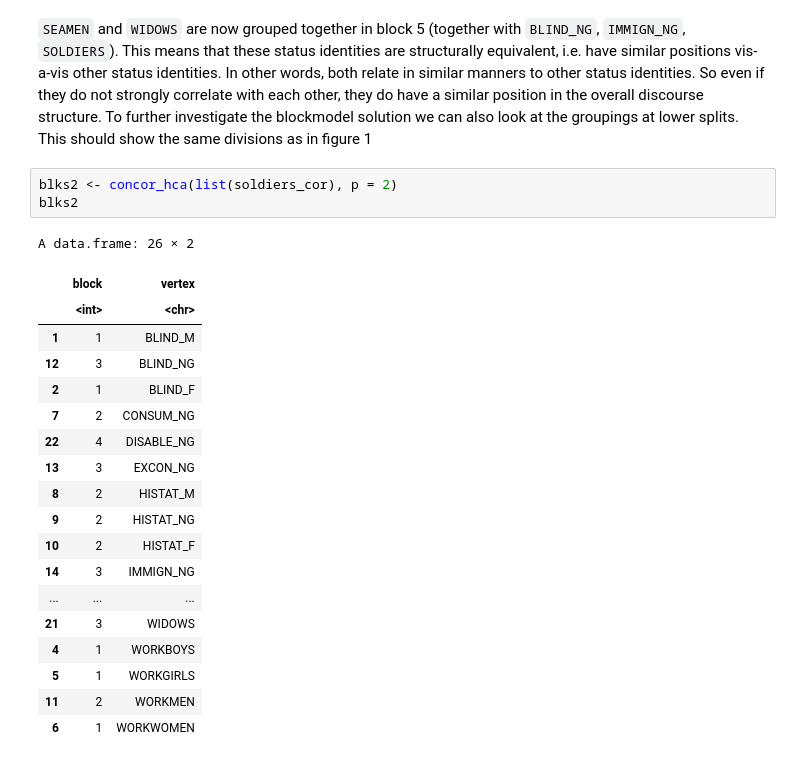
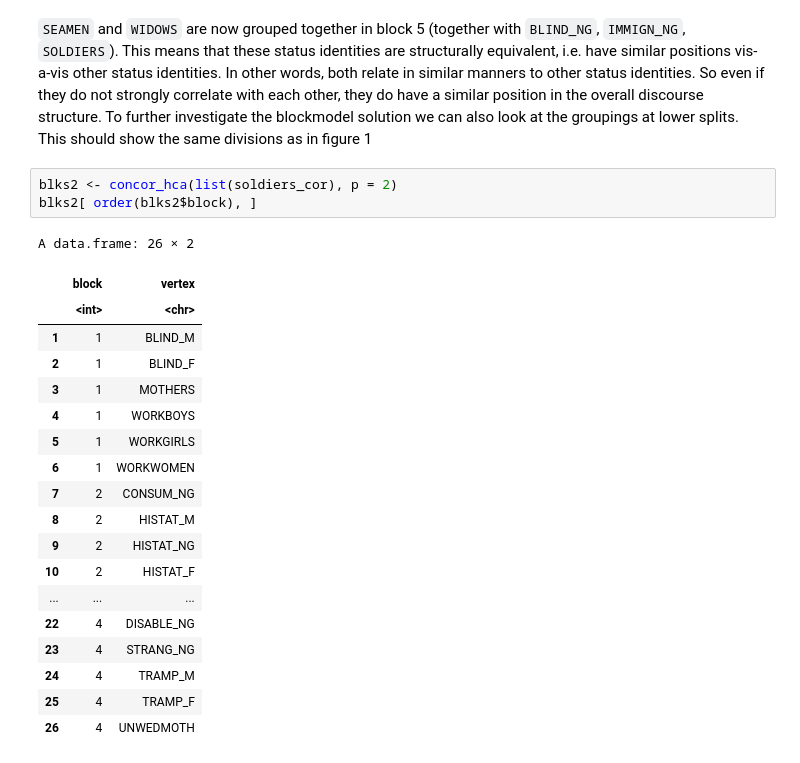
Before and after one commit to Jitzeoomen/uva-measuring-meaning, a Jupyter notebook: mohr.ipynb, the cells around one changed output. Saved outputs shown, nothing was run; the diff lists cells and outputs as text.

```diff
--- a/mohr.ipynb
+++ b/mohr.ipynb
@@ -117,26 +123,26 @@ A data.frame: 26 × 2
 `SEAMEN` and `WIDOWS` are now grouped together in block 5 (together with `BLIND_NG`, `IMMIGN_NG`, `SOLDIERS`). This means that these status identities are structurally equivalent, i.e. have similar positions vis-a-vis other status identities. In other words, both relate in similar manners to other status identities. So even if they do not strongly correlate with each other, they do have a similar position in the overall discourse structure. To further investigate the blockmodel solution we can also look at the groupings at lower splits. This should show the same divisions as in figure 1
 # %%
 blks2 <- concor_hca(list(soldiers_cor), p = 2)
-blks2
+blks2[ order(blks2$block), ]
 # %% [output]
 A data.frame: 26 × 2
 |  | block | vertex |
 |  | <int> | <chr> |
 | 1 | 1 | BLIND_M |
-| 12 | 3 | BLIND_NG |
 | 2 | 1 | BLIND_F |
+| 3 | 1 | MOTHERS |
+| 4 | 1 | WORKBOYS |
+| 5 | 1 | WORKGIRLS |
+| 6 | 1 | WORKWOMEN |
 | 7 | 2 | CONSUM_NG |
-| 22 | 4 | DISABLE_NG |
-| 13 | 3 | EXCON_NG |
 | 8 | 2 | HISTAT_M |
 | 9 | 2 | HISTAT_NG |
 | 10 | 2 | HISTAT_F |
-| 14 | 3 | IMMIGN_NG |
 | ... | ... | ... |
-| 21 | 3 | WIDOWS |
-| 4 | 1 | WORKBOYS |
-| 5 | 1 | WORKGIRLS |
-| 11 | 2 | WORKMEN |
-| 6 | 1 | WORKWOMEN |
+| 22 | 4 | DISABLE_NG |
+| 23 | 4 | STRANG_NG |
+| 24 | 4 | TRAMP_M |
+| 25 | 4 | TRAMP_F |
+| 26 | 4 | UNWEDMOTH |
 # %%
 blks1 <- concor_hca(list(soldiers_cor), p = 1)
```
Also changed, not shown: parts of 4 cells of this notebook.
